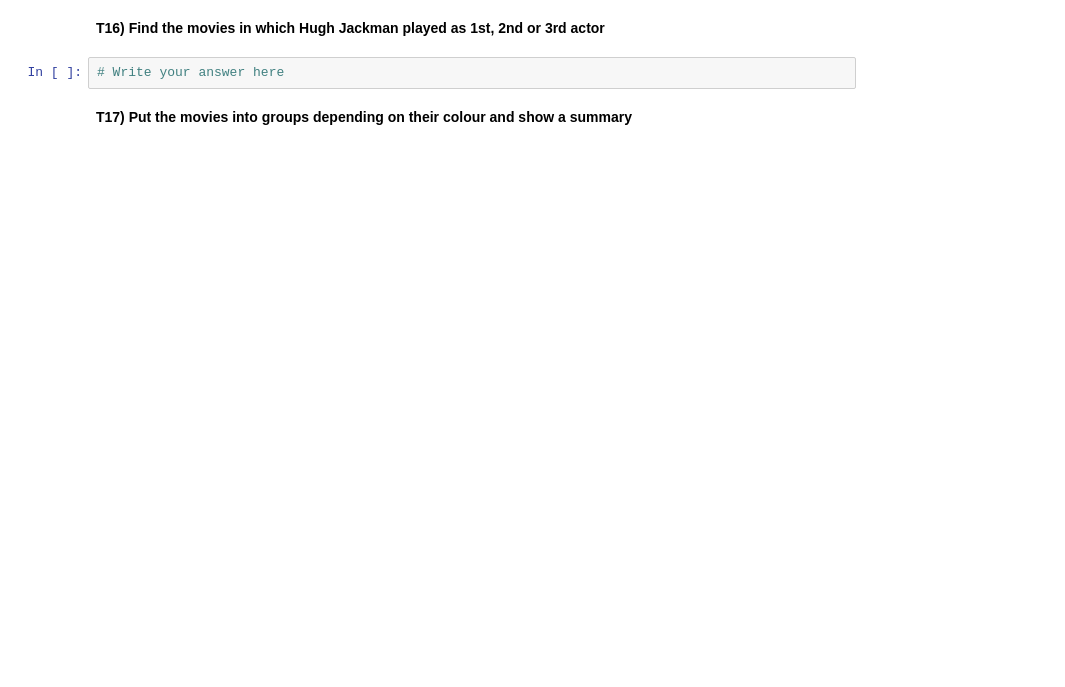
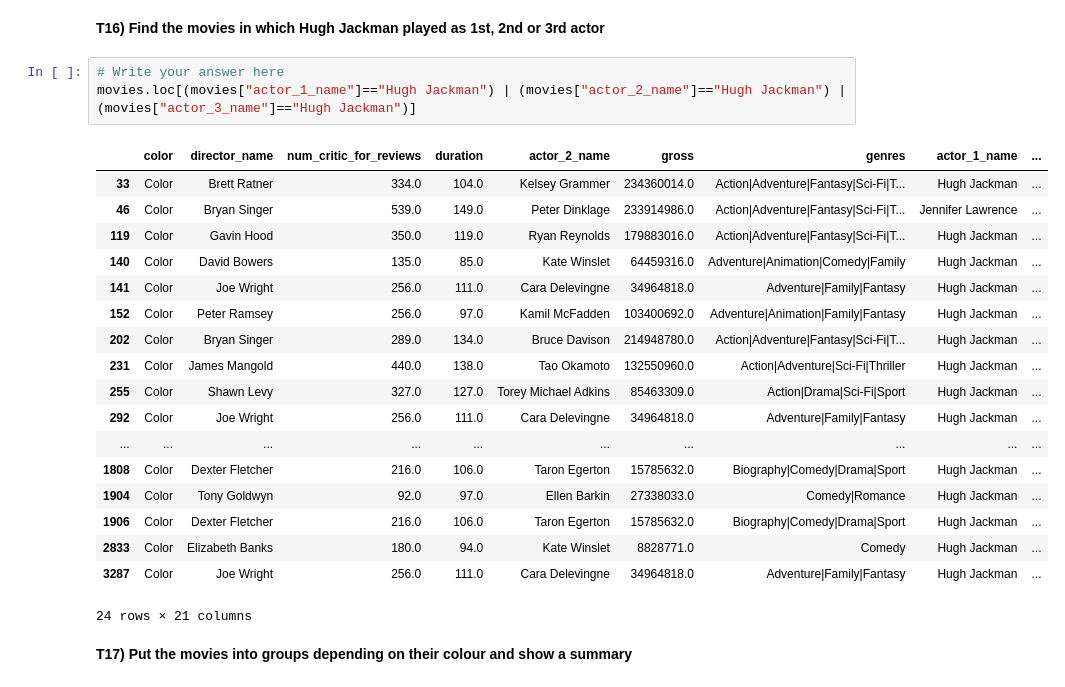
Before and after one commit to scxr/uni_work, a Jupyter notebook: dat1/week5/DAT1-Practical4-Questions.ipynb, the cells around one changed output. Drawn from its saved outputs; the diff is of its cells as text; blank space fills up the shorter version.

```diff
--- a/dat1/week5/DAT1-Practical4-Questions.ipynb
+++ b/dat1/week5/DAT1-Practical4-Questions.ipynb
@@ -113,7 +319,27 @@ Hint: Slicing may be easier for this task; querying is also doable but slightly
 # %% [markdown]
 **T16)  Find the movies in which Hugh Jackman played as 1st, 2nd or 3rd actor**
-# %%
-# Write your answer here
+# %%
+# Write your answer here
+movies.loc[(movies["actor_1_name"]=="Hugh Jackman") | (movies["actor_2_name"]=="Hugh Jackman") | (movies["actor_3_name"]=="Hugh Jackman")]
+# %% [output]
+|  | color | director_name | num_critic_for_reviews | duration | actor_2_name | gross | genres | actor_1_name | ... |
+| 33 | Color | Brett Ratner | 334.0 | 104.0 | Kelsey Grammer | 234360014.0 | Action|Adventure|Fantasy|Sci-Fi|T... | Hugh Jackman | ... |
+| 46 | Color | Bryan Singer | 539.0 | 149.0 | Peter Dinklage | 233914986.0 | Action|Adventure|Fantasy|Sci-Fi|T... | Jennifer Lawrence | ... |
+| 119 | Color | Gavin Hood | 350.0 | 119.0 | Ryan Reynolds | 179883016.0 | Action|Adventure|Fantasy|Sci-Fi|T... | Hugh Jackman | ... |
+| 140 | Color | David Bowers | 135.0 | 85.0 | Kate Winslet | 64459316.0 | Adventure|Animation|Comedy|Family | Hugh Jackman | ... |
+| 141 | Color | Joe Wright | 256.0 | 111.0 | Cara Delevingne | 34964818.0 | Adventure|Family|Fantasy | Hugh Jackman | ... |
+| 152 | Color | Peter Ramsey | 256.0 | 97.0 | Kamil McFadden | 103400692.0 | Adventure|Animation|Family|Fantasy | Hugh Jackman | ... |
+| 202 | Color | Bryan Singer | 289.0 | 134.0 | Bruce Davison | 214948780.0 | Action|Adventure|Fantasy|Sci-Fi|T... | Hugh Jackman | ... |
+| 231 | Color | James Mangold | 440.0 | 138.0 | Tao Okamoto | 132550960.0 | Action|Adventure|Sci-Fi|Thriller | Hugh Jackman | ... |
+| 255 | Color | Shawn Levy | 327.0 | 127.0 | Torey Michael Adkins | 85463309.0 | Action|Drama|Sci-Fi|Sport | Hugh Jackman | ... |
+| 292 | Color | Joe Wright | 256.0 | 111.0 | Cara Delevingne | 34964818.0 | Adventure|Family|Fantasy | Hugh Jackman | ... |
+| ... | ... | ... | ... | ... | ... | ... | ... | ... | ... |
+| 1808 | Color | Dexter Fletcher | 216.0 | 106.0 | Taron Egerton | 15785632.0 | Biography|Comedy|Drama|Sport | Hugh Jackman | ... |
+| 1904 | Color | Tony Goldwyn | 92.0 | 97.0 | Ellen Barkin | 27338033.0 | Comedy|Romance | Hugh Jackman | ... |
+| 1906 | Color | Dexter Fletcher | 216.0 | 106.0 | Taron Egerton | 15785632.0 | Biography|Comedy|Drama|Sport | Hugh Jackman | ... |
+| 2833 | Color | Elizabeth Banks | 180.0 | 94.0 | Kate Winslet | 8828771.0 | Comedy | Hugh Jackman | ... |
+| 3287 | Color | Joe Wright | 256.0 | 111.0 | Cara Delevingne | 34964818.0 | Adventure|Family|Fantasy | Hugh Jackman | ... |
+24 rows × 21 columns
 # %% [markdown]
 **T17)  Put the movies into groups depending on their colour and show a summary**
 # %%
```
Also changed, not shown: parts of 23 cells of this notebook, 14 other files.
